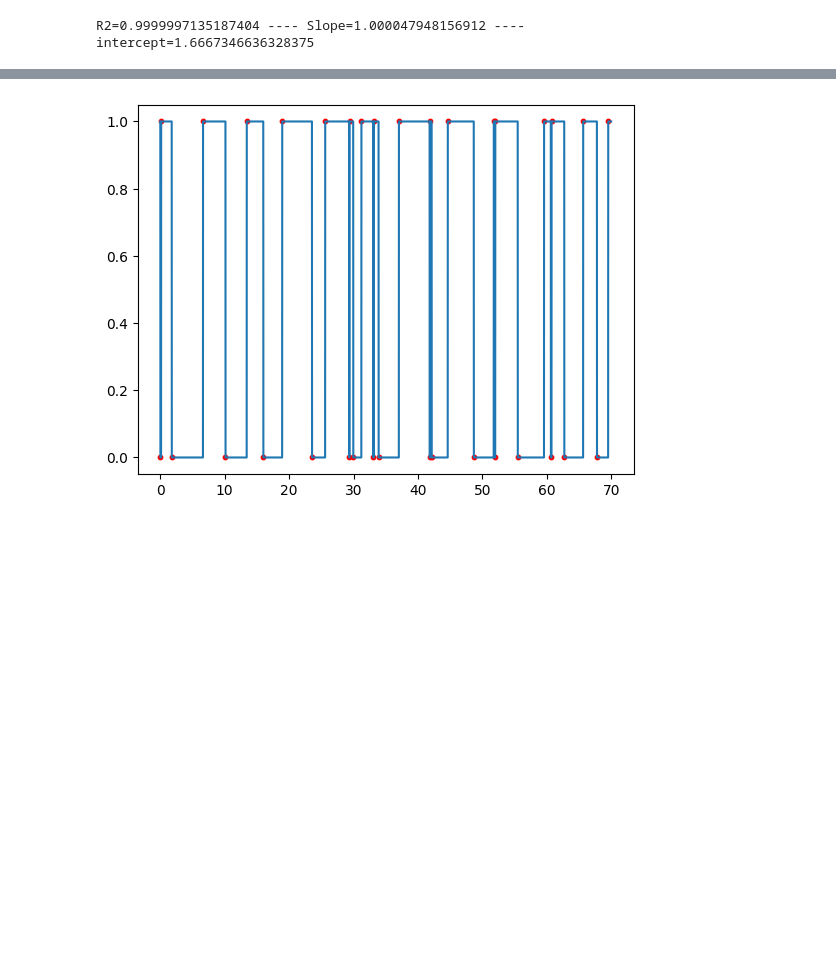
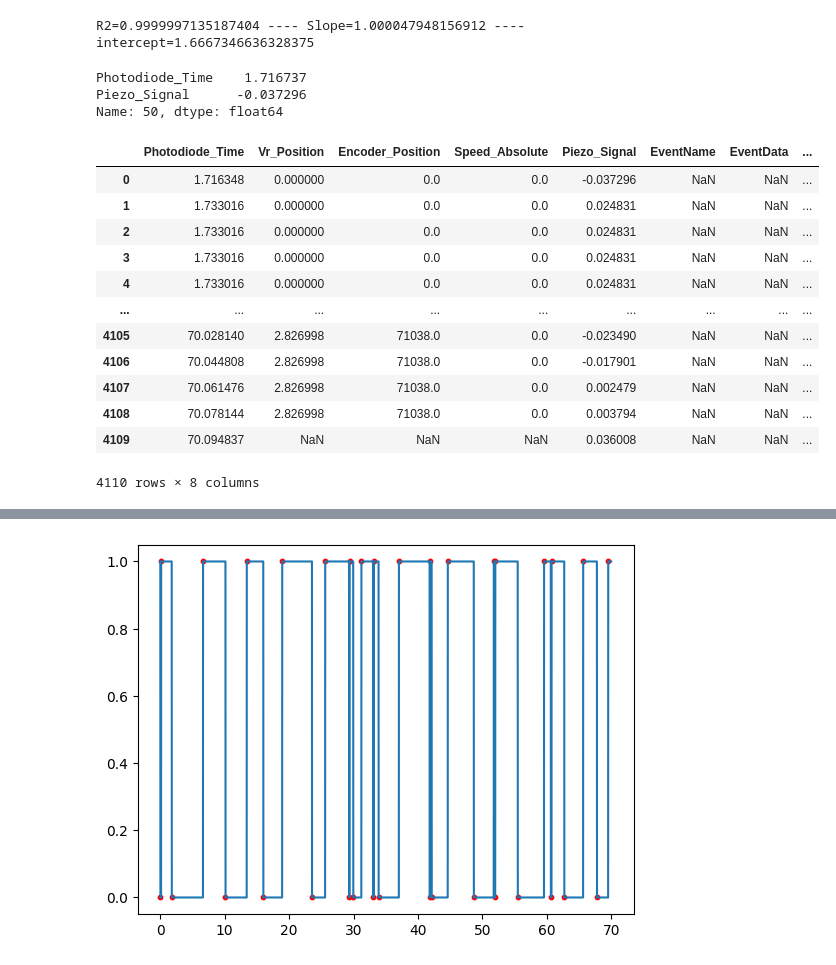
Before and after one commit to neurogears/sarahe-vr-2p, a Jupyter notebook: analysis/preprocessData.ipynb, the cells around one changed output, grey strips where cells are left out. Drawn from its saved outputs; the diff is of its cells as text; code cells hidden in the pictures; blank space fills up the shorter version.

Commit message:
final data frame values loaded, might need changes still

```diff
--- a/analysis/preprocessData.ipynb
+++ b/analysis/preprocessData.ipynb
@@ -115,4 +115,62 @@ photodiode_2_gpu_time =  lambda photodiode_time : (photodiode_time - intercept)/
 [figure]
 [figure]
 R2=0.9999997135187404 ---- Slope=1.000047948156912 ---- intercept=1.6667346636328375
+# %%
+#  apply regression func to every value in time to make sure that gpu time is converted to rendering time
+counter_csv_data["Photodiode_Time"] = counter_csv_data["Time"].apply(gpu_2_photodiode_time)
+events_csv_data["Photodiode_Time"] = events_csv_data["Frame.Time"].apply(gpu_2_photodiode_time)
+vr_csv_data["Photodiode_Time"] = vr_csv_data["Time"].apply(gpu_2_photodiode_time)
+encoder_csv_data["Photodiode_Time"] = encoder_csv_data["RenderElapsedTime"].apply(gpu_2_photodiode_time)
+vr_csv_data=vr_csv_data.drop_duplicates(subset=['Photodiode_Time'],keep='last')
+
+#  calculate speed in real time and in tunnel
+wheel_dim=0.157
+encoder_csv_data['Speed_Absolute']=(encoder_csv_data['RotaryEncoder'].diff()*wheel_dim)/encoder_csv_data['Photodiode_Time'].diff()
+encoder_csv_data['Speed_Absolute'].fillna(0,inplace=True)
+
+# scanner digital data extraction
+scanner_signal= extract_digital_channel(digital_data,0)
+scanner_time =detect_rising_edges(scanner_signal)/fs_digital
+aligned_scanner_times = gpu_2_photodiode_time(scanner_time)
+scanner_df = pd.DataFrame({
+    'Photodiode_Time': aligned_scanner_times,
+    'Scanner_Signal': scanner_signal[detect_rising_edges(scanner_signal)]
+})
+
+# piezo analog data extraction
+piezo_signal = analog_data[0,:] # specify input
+piezo_time = np.arange(piezo_signal.shape[0])/fs_analog
+aligned_piezo_times = gpu_2_photodiode_time(piezo_time)
+# %% [output]
+Photodiode_Time    1.716737
+Piezo_Signal      -0.037296
+Name: 50, dtype: float64
+# %%
+data=pd.DataFrame()
+data['Photodiode_Time']=counter_csv_data['Photodiode_Time']
+data = data.merge(vr_csv_data[['Photodiode_Time','Position']],on='Photodiode_Time',how='left')
+data = data.rename(columns={'Position':'Vr_Position'})
+data = data.merge(encoder_csv_data[['Photodiode_Time','RotaryEncoder','Speed_Absolute']],on='Photodiode_Time',how='left')
+data = data.rename(columns={'RotaryEncoder':'Encoder_Position'})
+# nearest neighbor for analog piezo signal
+indices = np.searchsorted(aligned_piezo_times, data['Photodiode_Time'])
+indices = np.clip(indices, 0, len(piezo_signal) - 1)  #ensure within valid range for indices
+data['Piezo_Signal'] = piezo_signal[indices]
+
+data = data.merge(events_csv_data[['Photodiode_Time','EventName','EventData']],on='Photodiode_Time',how='left')
+data = data.merge(scanner_df, on='Photodiode_Time', how='left')
+# %% [output]
+|  | Photodiode_Time | Vr_Position | Encoder_Position | Speed_Absolute | Piezo_Signal | EventName | EventData | ... |
+| 0 | 1.716348 | 0.000000 | 0.0 | 0.0 | -0.037296 | NaN | NaN | ... |
+| 1 | 1.733016 | 0.000000 | 0.0 | 0.0 | 0.024831 | NaN | NaN | ... |
+| 2 | 1.733016 | 0.000000 | 0.0 | 0.0 | 0.024831 | NaN | NaN | ... |
+| 3 | 1.733016 | 0.000000 | 0.0 | 0.0 | 0.024831 | NaN | NaN | ... |
+| 4 | 1.733016 | 0.000000 | 0.0 | 0.0 | 0.024831 | NaN | NaN | ... |
+| ... | ... | ... | ... | ... | ... | ... | ... | ... |
+| 4105 | 70.028140 | 2.826998 | 71038.0 | 0.0 | -0.023490 | NaN | NaN | ... |
+| 4106 | 70.044808 | 2.826998 | 71038.0 | 0.0 | -0.017901 | NaN | NaN | ... |
+| 4107 | 70.061476 | 2.826998 | 71038.0 | 0.0 | 0.002479 | NaN | NaN | ... |
+| 4108 | 70.078144 | 2.826998 | 71038.0 | 0.0 | 0.003794 | NaN | NaN | ... |
+| 4109 | 70.094837 | NaN | NaN | NaN | 0.036008 | NaN | NaN | ... |
+4110 rows × 8 columns
 # %%
```
Also changed, not shown: parts of 7 cells of this notebook.
